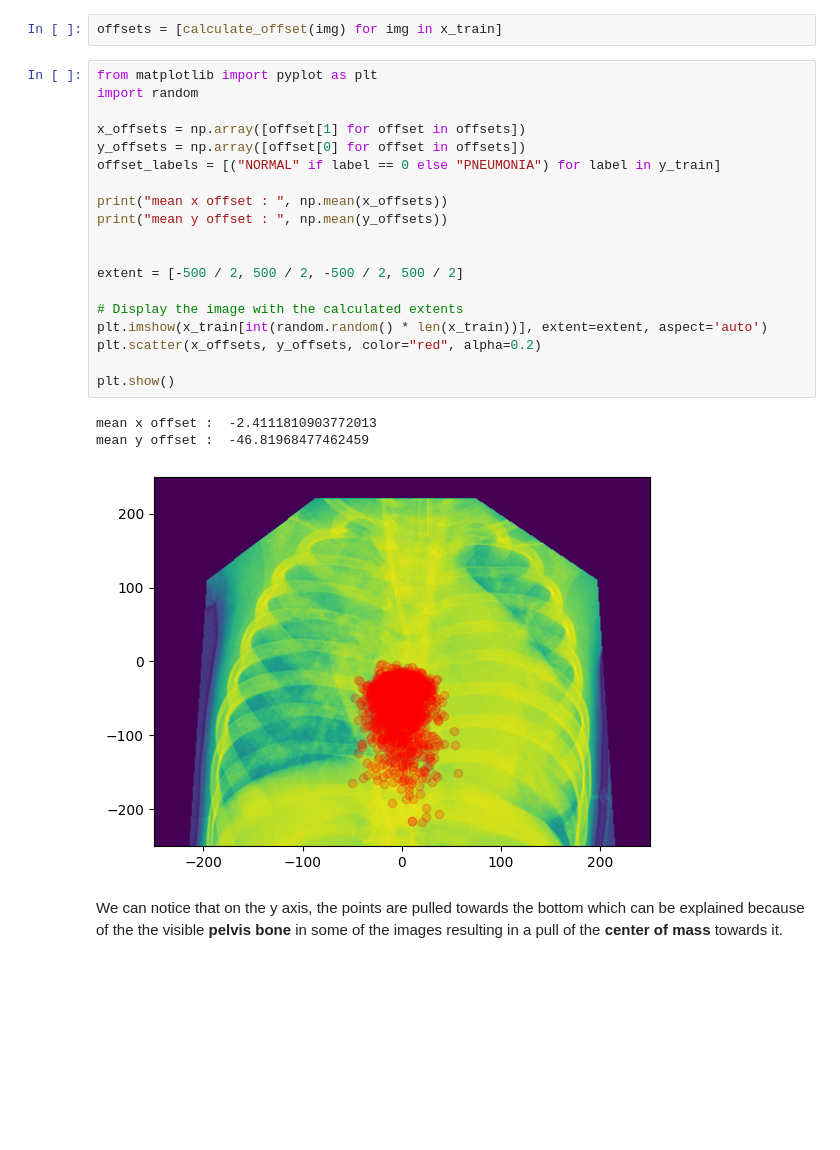
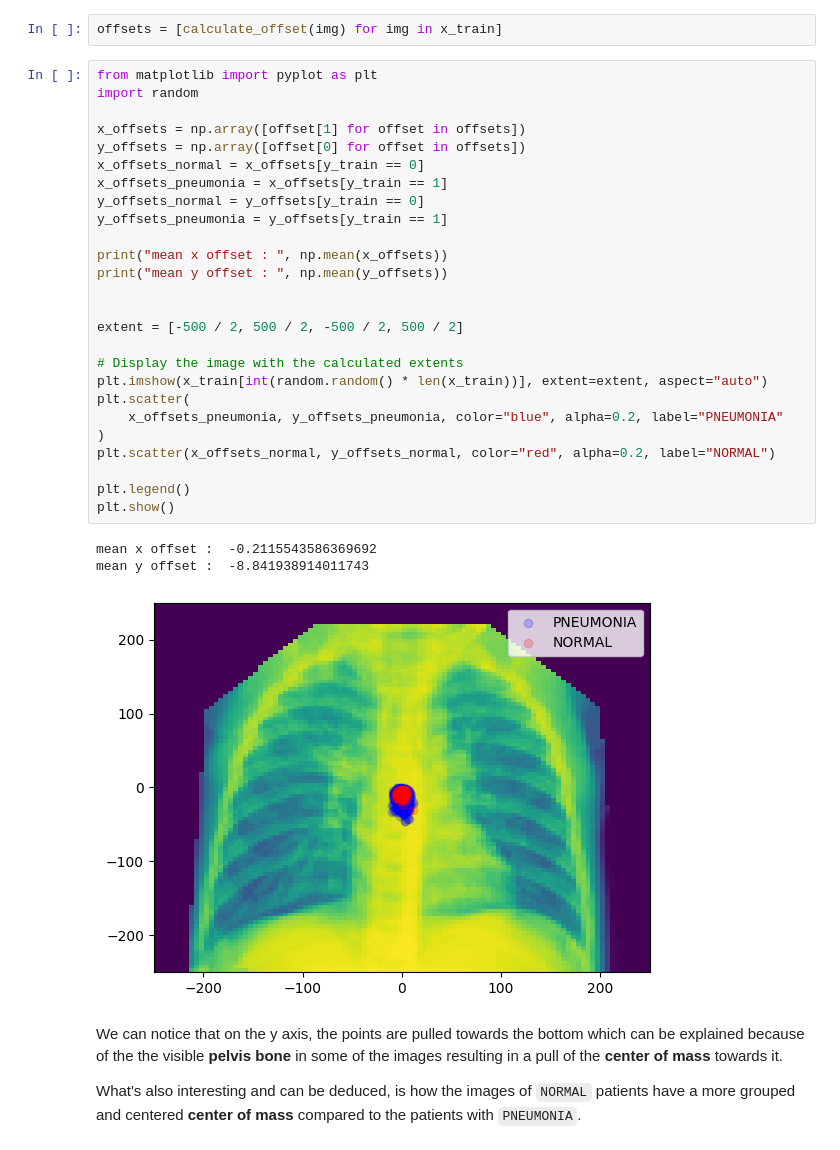
Before and after one commit to Az-r-ow/zoidberg, a Jupyter notebook: revised_main.ipynb, the cells around one changed output. Saved outputs shown, nothing was run; the diff lists cells and outputs as text; blank space fills up the shorter version.

```diff
--- a/revised_main.ipynb
+++ b/revised_main.ipynb
@@ -98,25 +99,34 @@ offsets = [calculate_offset(img) for img in x_train]
 # %%
 from matplotlib import pyplot as plt
 import random
 
 x_offsets = np.array([offset[1] for offset in offsets])
 y_offsets = np.array([offset[0] for offset in offsets])
-offset_labels = [("NORMAL" if label == 0 else "PNEUMONIA") for label in y_train]
+x_offsets_normal = x_offsets[y_train == 0]
+x_offsets_pneumonia = x_offsets[y_train == 1]
+y_offsets_normal = y_offsets[y_train == 0]
+y_offsets_pneumonia = y_offsets[y_train == 1]
 
 print("mean x offset : ", np.mean(x_offsets))
 print("mean y offset : ", np.mean(y_offsets))
 
 
 extent = [-500 / 2, 500 / 2, -500 / 2, 500 / 2]
 
 # Display the image with the calculated extents
-plt.imshow(x_train[int(random.random() * len(x_train))], extent=extent, aspect='auto')
-plt.scatter(x_offsets, y_offsets, color="red", alpha=0.2)
+plt.imshow(x_train[int(random.random() * len(x_train))], extent=extent, aspect="auto")
+plt.scatter(
+    x_offsets_pneumonia, y_offsets_pneumonia, color="blue", alpha=0.2, label="PNEUMONIA"
+)
+plt.scatter(x_offsets_normal, y_offsets_normal, color="red", alpha=0.2, label="NORMAL")
 
+plt.legend()
 plt.show()
 # %% [output]
-mean x offset :  -2.4111810903772013
-mean y offset :  -46.81968477462459
+mean x offset :  -0.2115543586369692
+mean y offset :  -8.841938914011743
-[figure, old version]
+[figure, new version]
 # %% [markdown]
 We can notice that on the y axis, the points are pulled towards the bottom which can be explained because of the the visible **pelvis bone** in some of the images resulting in a pull of the **center of mass** towards it.
+
+What's also interesting and can be deduced, is how the images of `NORMAL` patients have a more grouped and centered **center of mass** compared to the patients with `PNEUMONIA`.
```
Also changed, not shown: parts of 11 cells of this notebook, 2 other files.
